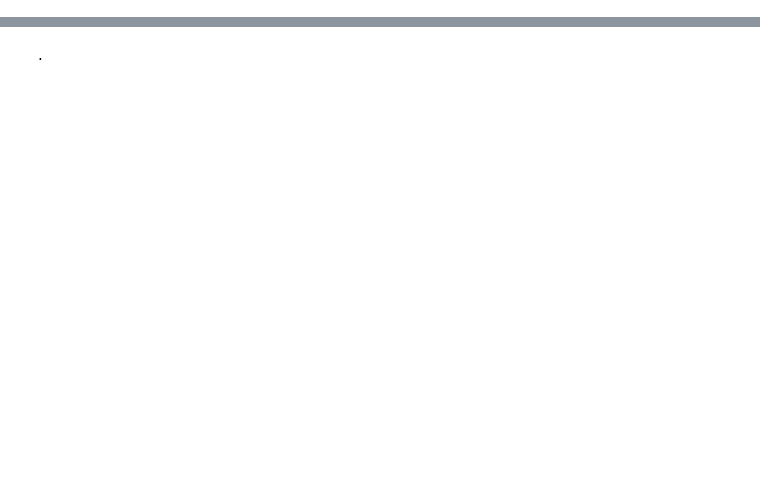
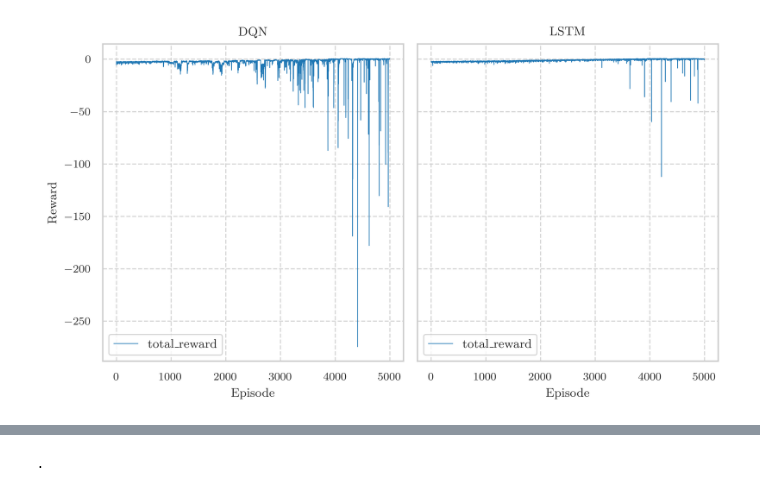
Before and after one commit to thiagodsd/monnaie-par-renforcement, a Jupyter notebook: notebooks/04_trading_experiment.ipynb, the cells around one changed output, grey strips where cells are left out. Cells and saved outputs as stored; diff of their text form; code cells hidden in the pictures; blank space fills up the shorter version.

```diff
--- a/notebooks/04_trading_experiment.ipynb
+++ b/notebooks/04_trading_experiment.ipynb
@@ -45,0 +315,27 @@ Name: count, dtype: int64
+# %%
+_, axs = plt.subplots(ncols=2, figsize=(7, 4), sharey=True)
+
+dqn.plot(
+    x="episode",
+    y=['total_reward',],
+    ax=axs[0],
+    linewidth=0.5,
+)
+axs[0].set_title("DQN")
+axs[0].set_xlabel("Episode")
+axs[0].set_ylabel("Reward")
+
+lstm.plot(
+    x="episode",
+    y=['total_reward',],
+    ax=axs[1],
+    linewidth=0.5,
+)
+axs[1].set_title("LSTM")
+axs[1].set_xlabel("Episode")
+axs[1].set_ylabel("Reward")
+
+plt.tight_layout()
+plt.savefig("../data/plots/dqn_lstm_rewards.png", dpi=300, bbox_inches='tight')
+# %% [output]
+[figure, added]
```
Also changed, not shown: parts of 16 cells of this notebook, 24 other files.
